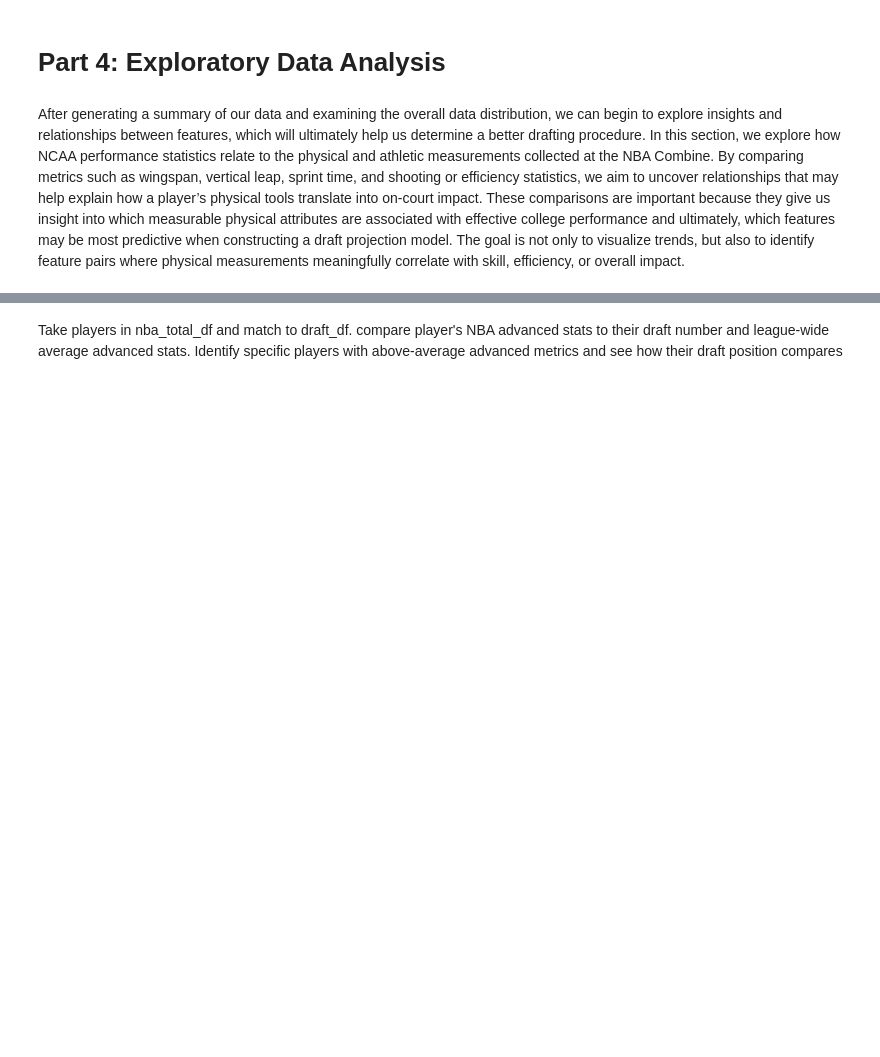
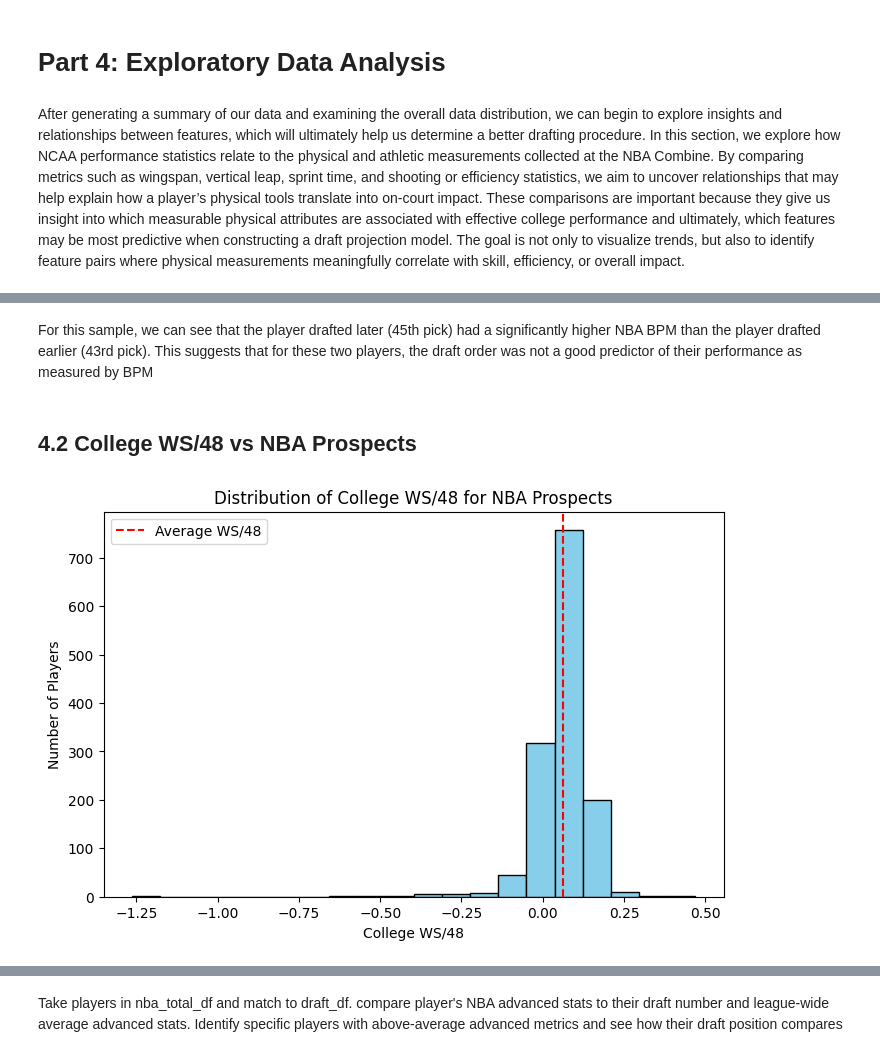
Before and after one commit to BennettHilck12/DraftEdge, a Jupyter notebook: DraftEdge.ipynb, the cells around one changed output, grey strips where cells are left out. Saved outputs shown, nothing was run; the diff lists cells and outputs as text; code cells hidden in the pictures; blank space fills up the shorter version.

```diff
--- a/DraftEdge.ipynb
+++ b/DraftEdge.ipynb
@@ -655,0 +736,18 @@ After generating a summary of our data and examining the overall data distributi
+# %% [markdown]
+For this sample, we can see that the player drafted later (45th pick) had a significantly higher NBA BPM than the player drafted earlier (43rd pick). This suggests that for these two players, the draft order was not a good predictor of their performance as measured by BPM
+# %% [markdown]
+## 4.2 College WS/48 vs NBA Prospects
+# %%
+# Convert ws/48 to numeric, coercing errors to NaN
+draft_df['ws/48'] = pd.to_numeric(draft_df['ws/48'], errors='coerce')
+
+plt.figure(figsize=(8,5))
+plt.hist(draft_df['ws/48'].dropna(), bins=20, color='skyblue', edgecolor='black')
+plt.axvline(draft_df['ws/48'].dropna().mean(), color='red', linestyle='--', label='Average WS/48')
+plt.xlabel("College WS/48")
+plt.ylabel("Number of Players")
+plt.title("Distribution of College WS/48 for NBA Prospects")
+plt.legend()
+plt.show()
+# %% [output]
+[figure, added]
```
Also changed, not shown: parts of 47 cells of this notebook.
